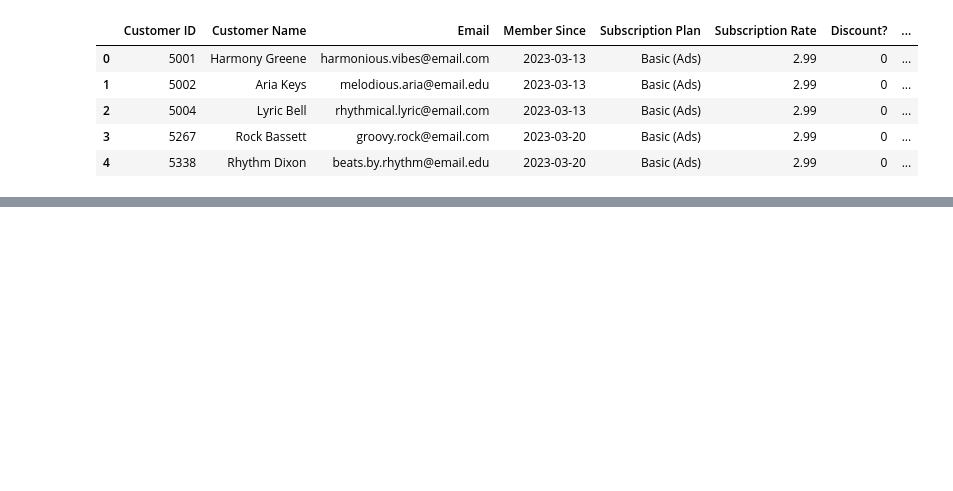
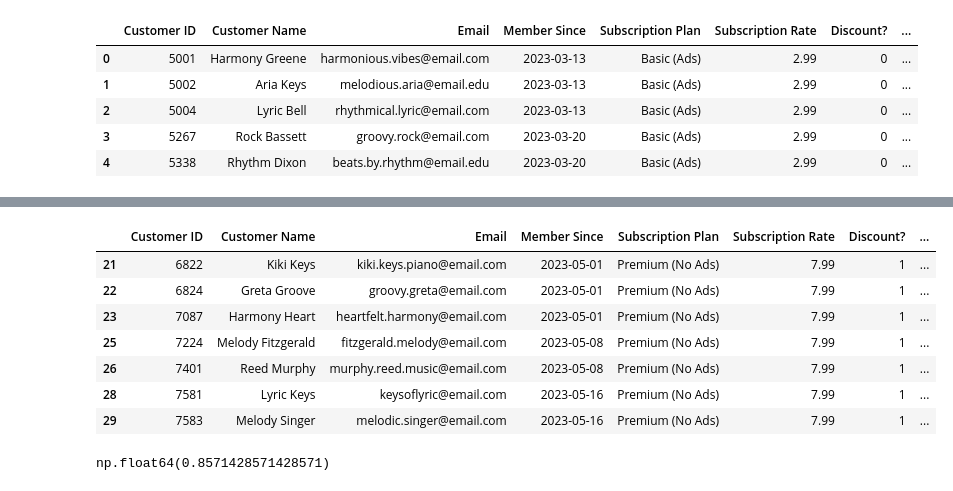
Before and after one commit to Marcin-Charzynski/retention-radar, a Jupyter notebook: notebooks/customer_churn_data_prep.ipynb, the cells around one changed output, grey strips where cells are left out. Drawn from its saved outputs; the diff is of its cells as text; code cells hidden in the pictures; blank space fills up the shorter version.

```diff
--- a/notebooks/customer_churn_data_prep.ipynb
+++ b/notebooks/customer_churn_data_prep.ipynb
@@ -402,0 +426,16 @@ customers.head()
+# %%
+discount_yes = customers[customers['Discount?']==1]
+discount_yes
+# %% [output]
+|  | Customer ID | Customer Name | Email | Member Since | Subscription Plan | Subscription Rate | Discount? | ... |
+| 21 | 6822 | Kiki Keys | kiki.keys.piano@email.com | 2023-05-01 | Premium (No Ads) | 7.99 | 1 | ... |
+| 22 | 6824 | Greta Groove | groovy.greta@email.com | 2023-05-01 | Premium (No Ads) | 7.99 | 1 | ... |
+| 23 | 7087 | Harmony Heart | heartfelt.harmony@email.com | 2023-05-01 | Premium (No Ads) | 7.99 | 1 | ... |
+| 25 | 7224 | Melody Fitzgerald | fitzgerald.melody@email.com | 2023-05-08 | Premium (No Ads) | 7.99 | 1 | ... |
+| 26 | 7401 | Reed Murphy | murphy.reed.music@email.com | 2023-05-08 | Premium (No Ads) | 7.99 | 1 | ... |
+| 28 | 7581 | Lyric Keys | keysoflyric@email.com | 2023-05-16 | Premium (No Ads) | 7.99 | 1 | ... |
+| 29 | 7583 | Melody Singer | melodic.singer@email.com | 2023-05-16 | Premium (No Ads) | 7.99 | 1 | ... |
+# %%
+discount_yes['Cancelled'].sum() / discount_yes['Cancelled'].count()
+# %% [output]
+np.float64(0.8571428571428571)
```
Also changed, not shown: parts of 8 cells of this notebook, 2 other files.
